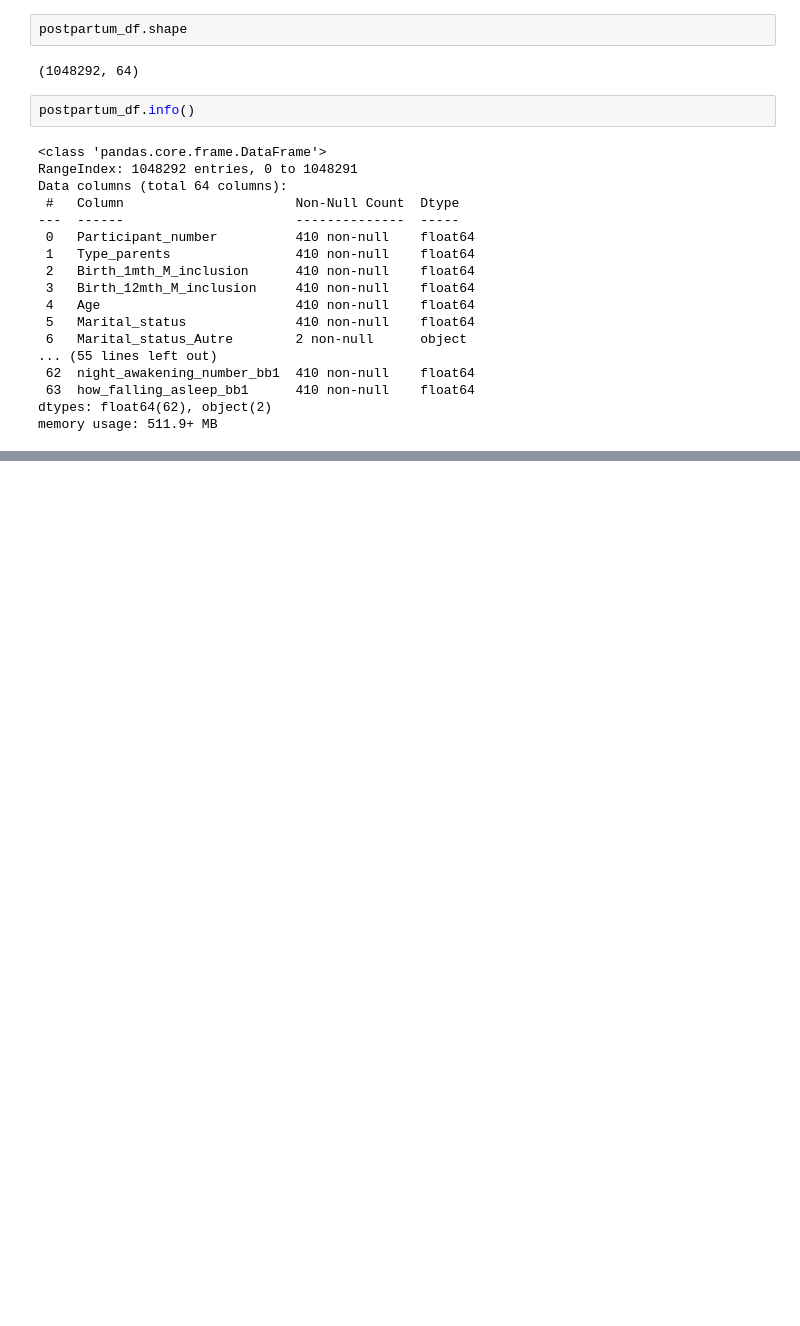
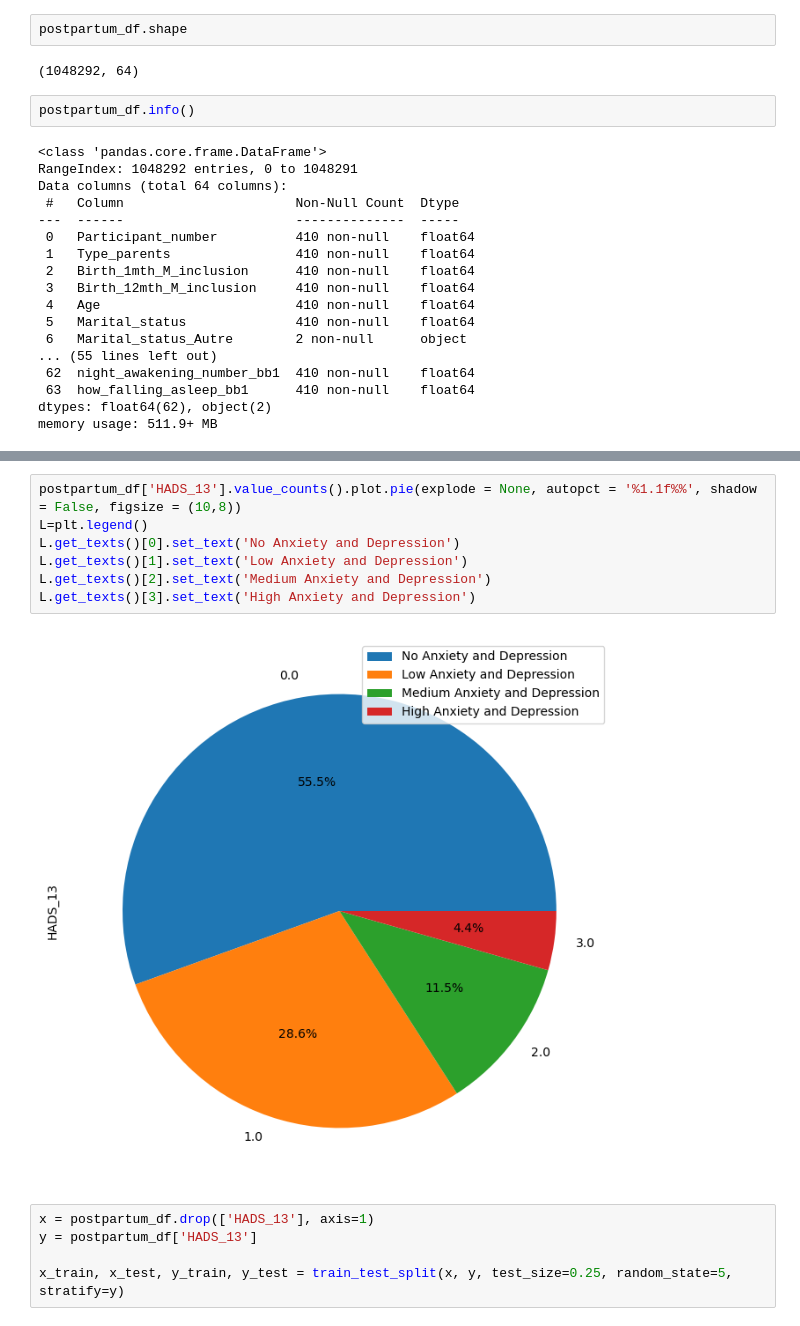
Before and after one commit to Hasibull/maternal-health-monitoring-ML, a Jupyter notebook: Src/postpartum_EDA.ipynb, the cells around one changed output, grey strips where cells are left out. Saved outputs shown, nothing was run; the diff lists cells and outputs as text; blank space fills up the shorter version.

```diff
--- a/Src/postpartum_EDA.ipynb
+++ b/Src/postpartum_EDA.ipynb
@@ -101,0 +160,14 @@ memory usage: 108.0+ KB
+# %%
+postpartum_df['HADS_13'].value_counts().plot.pie(explode = None, autopct = '%1.1f%%', shadow = False, figsize = (10,8))
+L=plt.legend()
+L.get_texts()[0].set_text('No Anxiety and Depression')
+L.get_texts()[1].set_text('Low Anxiety and Depression')
+L.get_texts()[2].set_text('Medium Anxiety and Depression')
+L.get_texts()[3].set_text('High Anxiety and Depression')
+# %% [output]
+[figure, added]
+# %%
+x = postpartum_df.drop(['HADS_13'], axis=1)
+y = postpartum_df['HADS_13']
+
+x_train, x_test, y_train, y_test = train_test_split(x, y, test_size=0.25, random_state=5, stratify=y)
```
Also changed, not shown: parts of 15 cells of this notebook, 8 other files.
